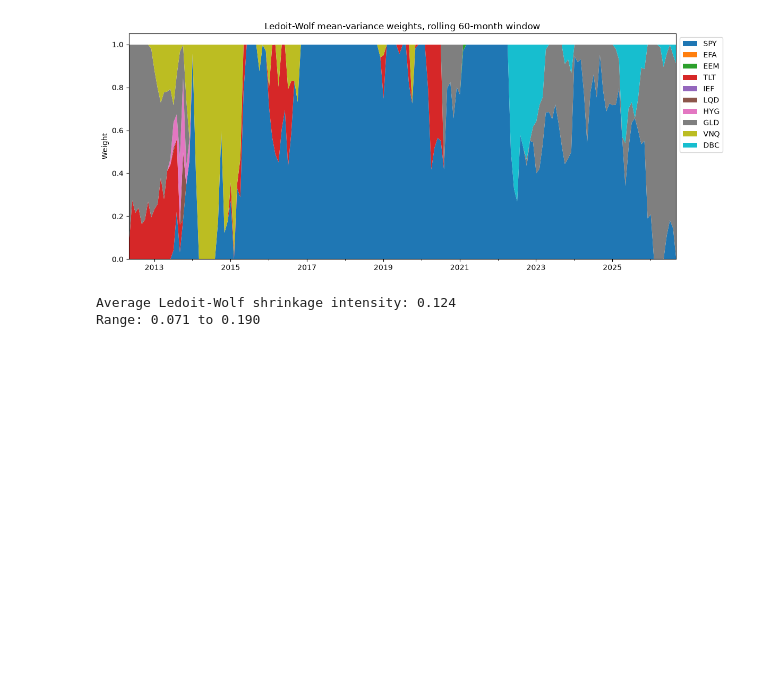
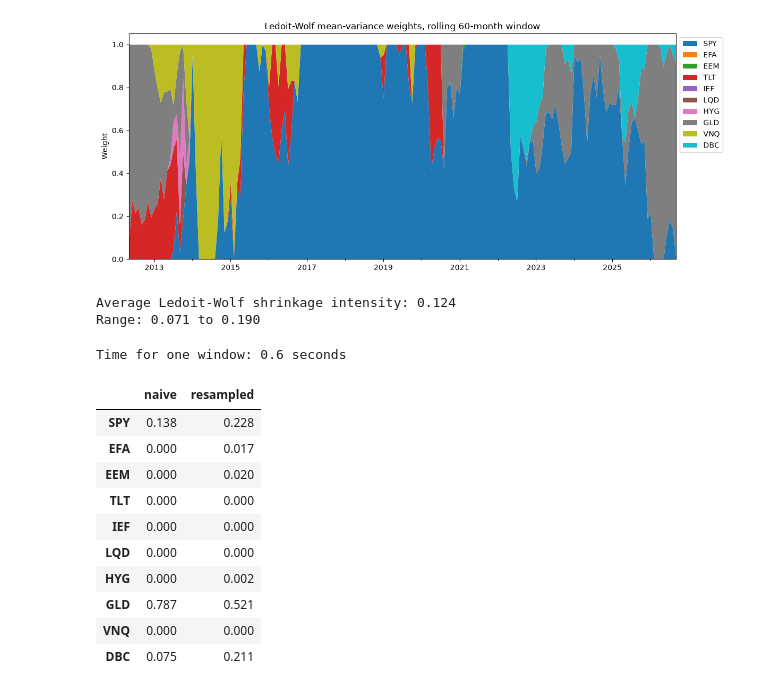
Before and after one commit to EthanB425/Portfolio-Optimization-Under-Uncertainty, a Jupyter notebook: notebooks/02_strategy_setup.ipynb, the cells around one changed output. Saved outputs shown, nothing was run; the diff lists cells and outputs as text; code cells hidden in the pictures; blank space fills up the shorter version.

```diff
--- a/notebooks/02_strategy_setup.ipynb
+++ b/notebooks/02_strategy_setup.ipynb
@@ -101,3 +101,30 @@ print(f"Range: {np.min(shrinkages):.3f} to {np.max(shrinkages):.3f}")
 # %% [output]
 Average Ledoit-Wolf shrinkage intensity: 0.124
 Range: 0.071 to 0.190
+# %%
+import time
+from portfolio import resampled_mean_variance
+
+window = returns.iloc[-WINDOW:]  # the most recent 60 months
+
+start = time.time()
+w_resampled = resampled_mean_variance(window)
+print(f"Time for one window: {time.time() - start:.1f} seconds")
+
+pd.DataFrame({
+    "naive": naive_mean_variance(window),
+    "resampled": w_resampled,
+}).round(3)
+# %% [output]
+Time for one window: 0.6 seconds
+|  | naive | resampled |
+| SPY | 0.138 | 0.228 |
+| EFA | 0.000 | 0.017 |
+| EEM | 0.000 | 0.020 |
+| TLT | 0.000 | 0.000 |
+| IEF | 0.000 | 0.000 |
+| LQD | 0.000 | 0.000 |
+| HYG | 0.000 | 0.002 |
+| GLD | 0.787 | 0.521 |
+| VNQ | 0.000 | 0.000 |
+| DBC | 0.075 | 0.211 |
```
Also changed, not shown: parts of 4 cells of this notebook, 1 other file.
